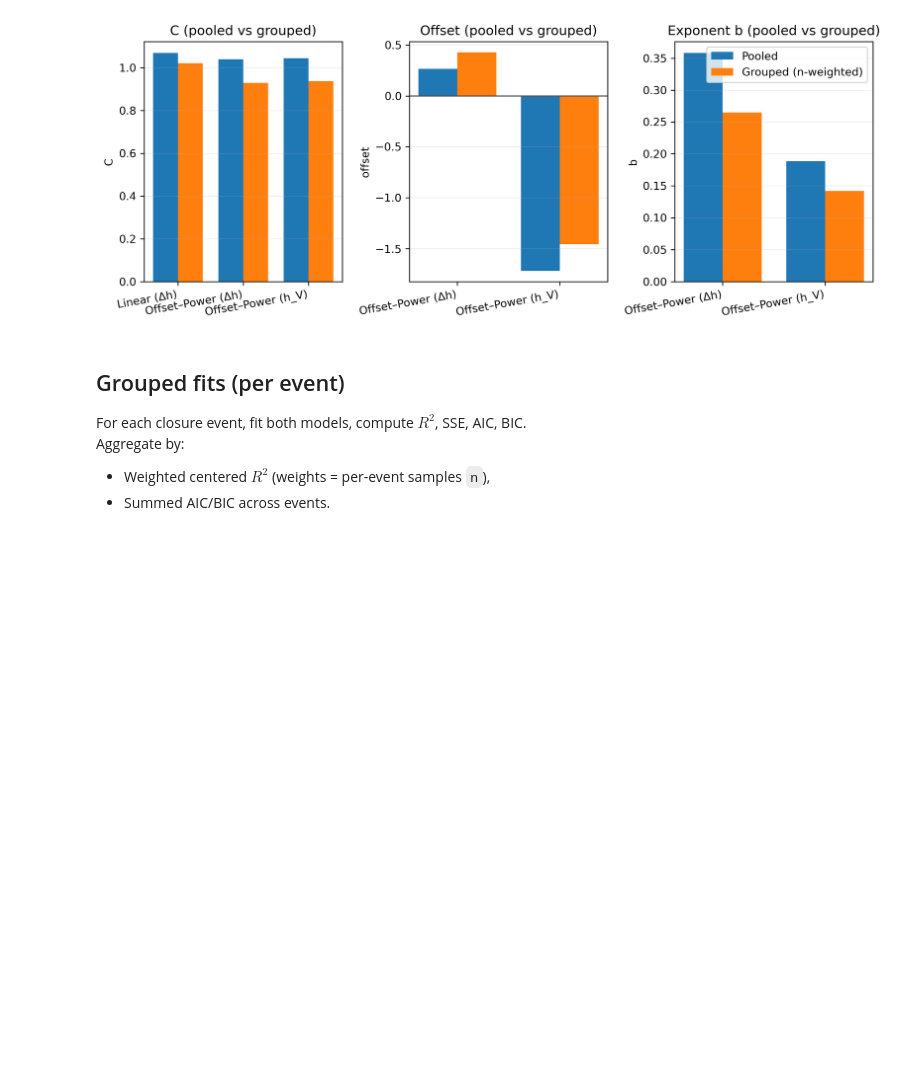
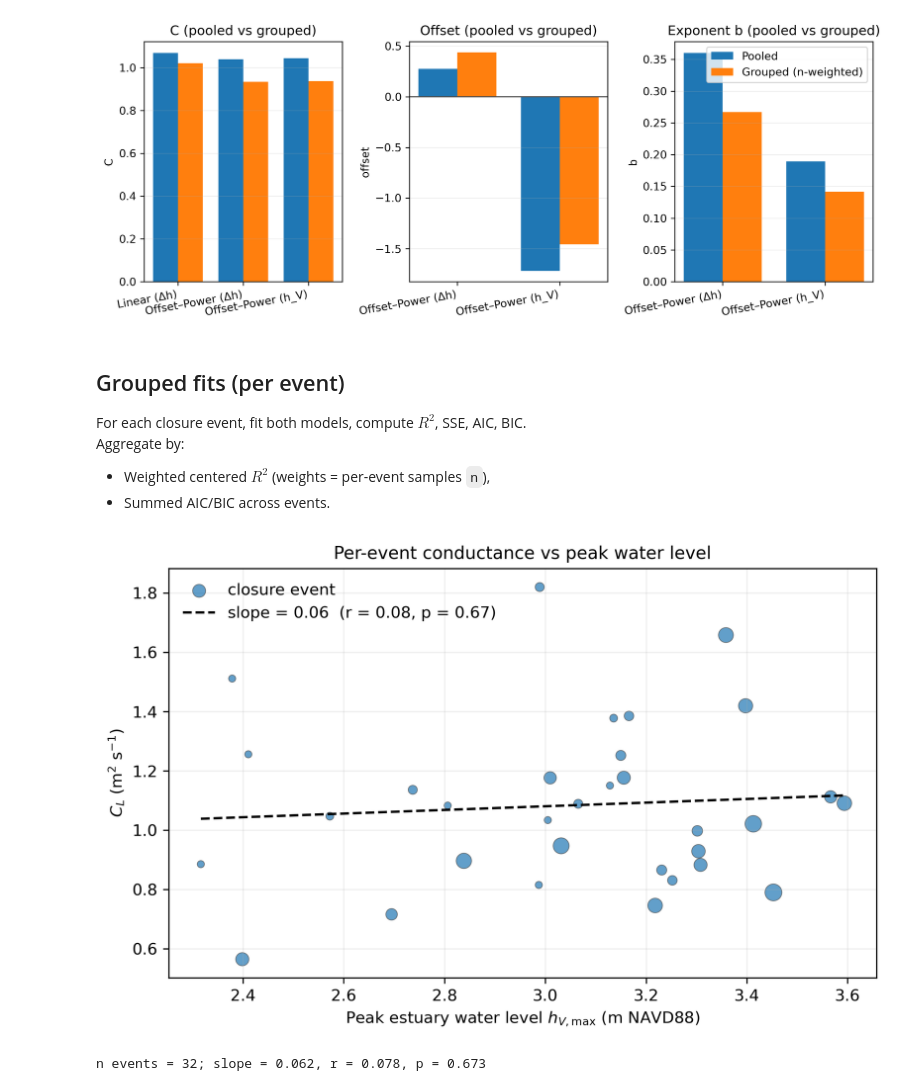
Before and after one commit to octavia-crompton/russian-river-seepage, a Jupyter notebook: notebooks/3 Seepage vs DeltaH model fits.ipynb, the cells around one changed output. Drawn from its saved outputs; the diff is of its cells as text; code cells hidden in the pictures; blank space fills up the shorter version.

Commit message:
Revise notebooks: rain-inclusive mass balance, N>=5 filter, Fig 5/6/7 + spillage exports; archive stale notebooks

```diff
--- a/notebooks/3 Seepage vs DeltaH model fits.ipynb
+++ b/notebooks/3 Seepage vs DeltaH model fits.ipynb
@@ -1167,3 +1265,50 @@ For each closure event, fit both models, compute $R^2$, SSE, AIC, BIC.
 Aggregate by:
 - Weighted centered $R^2$ (weights = per-event samples `n`),
 - Summed AIC/BIC across events.
+# %%
+# =====================================================================
+# Response-letter figure: per-event C_L vs peak estuary water level
+# (spillage / overtopping rebuttal)
+# If C_L shows no systematic dependence on how high the estuary rose,
+# then near-spill overtopping is not biasing the conductance estimates.
+# =====================================================================
+import numpy as np
+import pandas as pd
+from scipy import stats
+import matplotlib.pyplot as plt
+
+# per-event peak / mean estuary water level (visitor-center head, m NAVD88)
+wl = (df.groupby("event")
+        .agg(h_max=("visitor_h", "max"),
+             h_mean=("visitor_h", "mean"),
+             date=("date", "first"))
+        .reset_index())
+
+ev_resp = ev_lin.merge(wl, on="event", how="left").dropna(subset=["C_lin", "h_max"])
+
+xw = ev_resp["h_max"].to_numpy(float)
+yw = ev_resp["C_lin"].to_numpy(float)
+slope, intercept, rval, pval, se = stats.linregress(xw, yw)
+
+fig, ax = plt.subplots(figsize=(7, 4.5))
+ax.scatter(xw, yw, s=ev_resp["n"].to_numpy(float) * 4, c="C0", alpha=0.7,
+           edgecolor="0.3", linewidth=0.5, label="closure event")
+xx = np.linspace(xw.min(), xw.max(), 50)
+ax.plot(xx, intercept + slope * xx, "k--", lw=1.5,
+        label=f"slope = {slope:.2f}  (r = {rval:.2f}, p = {pval:.2f})")
+ax.set_xlabel(r"Peak estuary water level $h_{V,\max}$ (m NAVD88)")
+ax.set_ylabel(r"$C_L$ (m$^2$ s$^{-1}$)")
+ax.set_title("Per-event conductance vs peak water level", fontsize=11)
+ax.legend(frameon=False, loc="upper left", fontsize=10)
+ax.grid(alpha=0.2)
+plt.tight_layout()
+
+from pathlib import Path as _P
+_figdir = _P("../figures"); _figdir.mkdir(exist_ok=True)
+fig.savefig(_figdir / "response_CL_vs_water_level.png", dpi=300, bbox_inches="tight")
+plt.show()
+
+print(f"n events = {len(ev_resp)}; slope = {slope:.3f}, r = {rval:.3f}, p = {pval:.3f}")
+# %% [output]
+[figure, added]
+n events = 32; slope = 0.062, r = 0.078, p = 0.673
```
Also changed, not shown: parts of 8 cells of this notebook, 10 other files.
